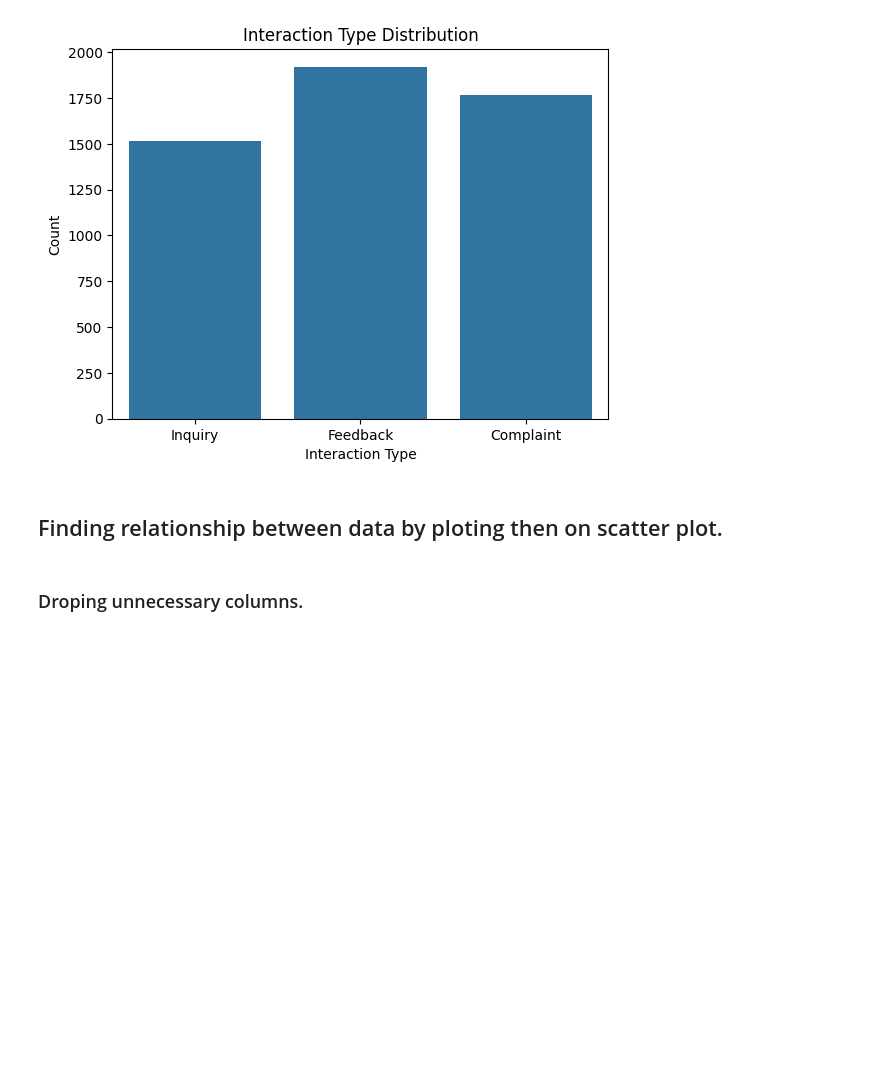
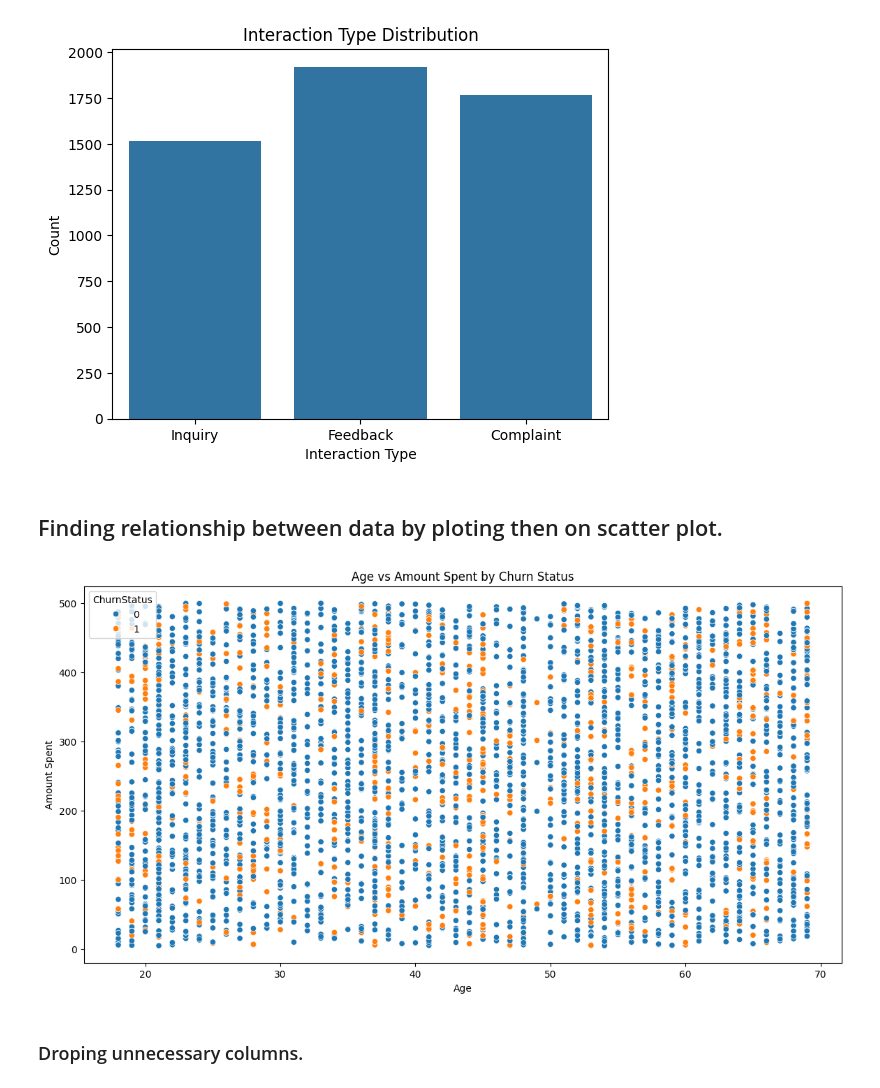
Before and after one commit to 87690ut/Virtual-Internships-Portfolio, a Jupyter notebook: Lloyds_Customer_Churn_Analysis/Llyods_Customer_Churn_Prediction-Analysis.ipynb, the cells around one changed output. Saved outputs shown, nothing was run; the diff lists cells and outputs as text; code cells hidden in the pictures; blank space fills up the shorter version.

Commit message:
scater plot of age and amount spent and there relation on graph with churn status.

```diff
--- a/Lloyds_Customer_Churn_Analysis/Llyods_Customer_Churn_Prediction-Analysis.ipynb
+++ b/Lloyds_Customer_Churn_Analysis/Llyods_Customer_Churn_Prediction-Analysis.ipynb
@@ -192,6 +192,15 @@ plt.show()                                        # Interaction type distributio
 [figure]
 # %% [markdown]
 ## Finding relationship between data by ploting then on scatter plot.
+# %%
+plt.figure(figsize=(14, 7))
+sns.scatterplot(data=df_finall, x = 'Age', y = 'AmountSpent', hue = 'ChurnStatus')
+plt.title('Age vs Amount Spent by Churn Status')
+plt.xlabel('Age')
+plt.ylabel('Amount Spent')
+plt.show()                             # Age vs Amount Spent by Churn Status
+# %% [output]
+[figure, added]
 # %% [markdown]
 ### Droping unnecessary columns.
 # %%
```
